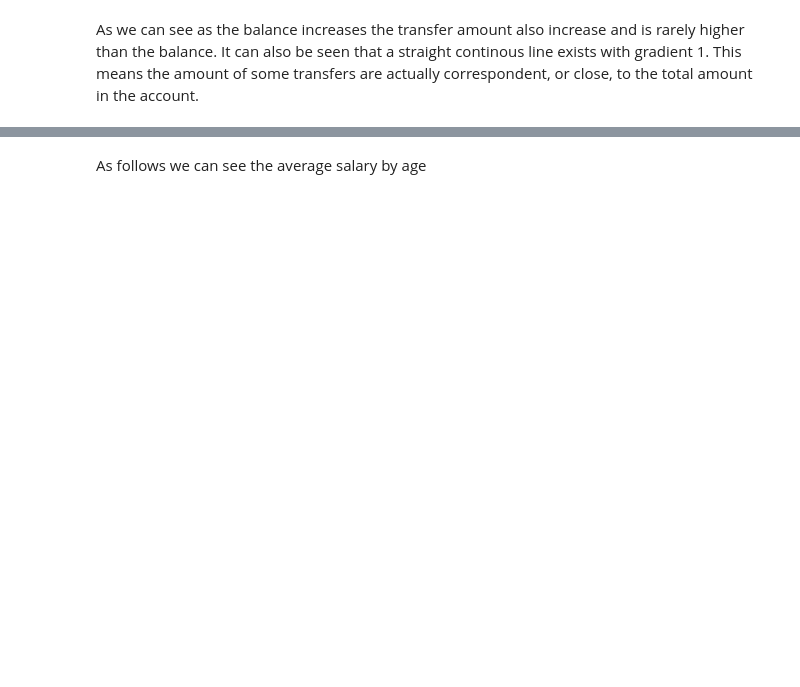
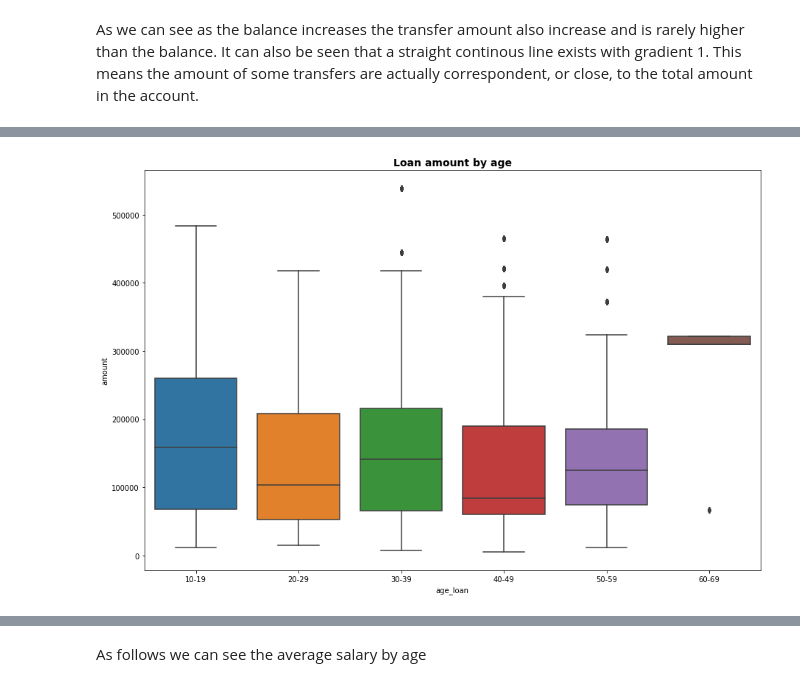
Before and after one commit to GustavoSena/AC-FEUP, a Jupyter notebook: LoadDataset.ipynb, the cells around one changed output, grey strips where cells are left out. Cells and saved outputs as stored; diff of their text form; code cells hidden in the pictures; blank space fills up the shorter version.

Commit message:
Corrected graph error
- Corrected 3 variable graph error
- Removed get_age() duplicates
- Created get_balance()

```diff
--- a/LoadDataset.ipynb
+++ b/LoadDataset.ipynb
@@ -808,24 +1083,18 @@ plt.show()
 # %%
-def get_decade(year):
-    year_int = int(year)
-    string = str(year_int//10) + "0-" + str(year_int//10) + "9"
-    return string
-
 train_data_names = train_data.copy()
 
 train_data_names = train_data_names.astype({'age_loan': str})
 
 train_data_names['age_loan'] = train_data_names['age_loan'].apply(lambda x: get_decade(x))
 
 train_data_names = train_data_names.sort_values('age_loan')
 
 plt.figure(figsize=(15,10))
 
-train_data_names["genre"] = train_data_names["genre"].astype(str)
-train_data_names["genre"].replace({"1": "Male" , "0": "Female"}, inplace=True)
-
-sb.boxplot(x=train_data_copy["age_loan"], y=train_data_copy["amount"])
-plt.title("Amount by age and genre", fontdict={'fontsize': 14, 'fontweight': 'bold'})
+sb.boxplot(x=train_data_names["age_loan"], y=train_data_names["amount"])
+plt.title("Loan amount by age", fontdict={'fontsize': 14, 'fontweight': 'bold'})
 plt.show()
+# %% [output]
+[figure, added]
 # %%
 train_data.info()
```
Also changed, not shown: parts of 49 cells of this notebook.
